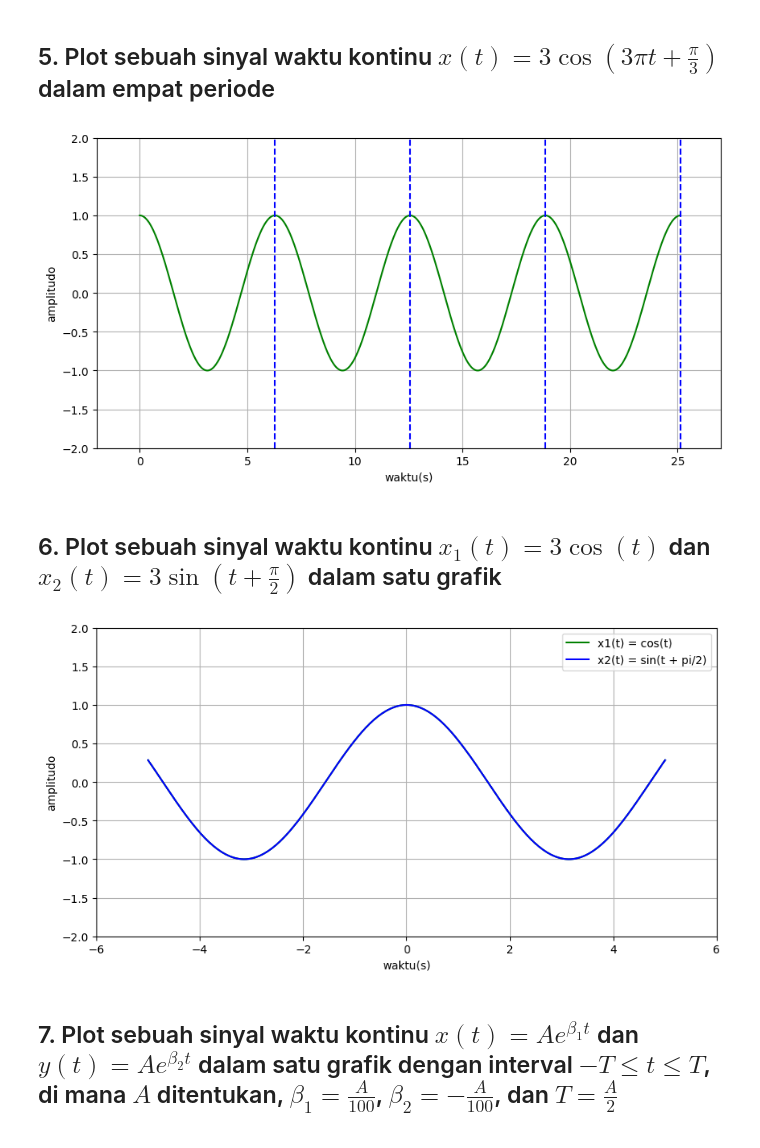
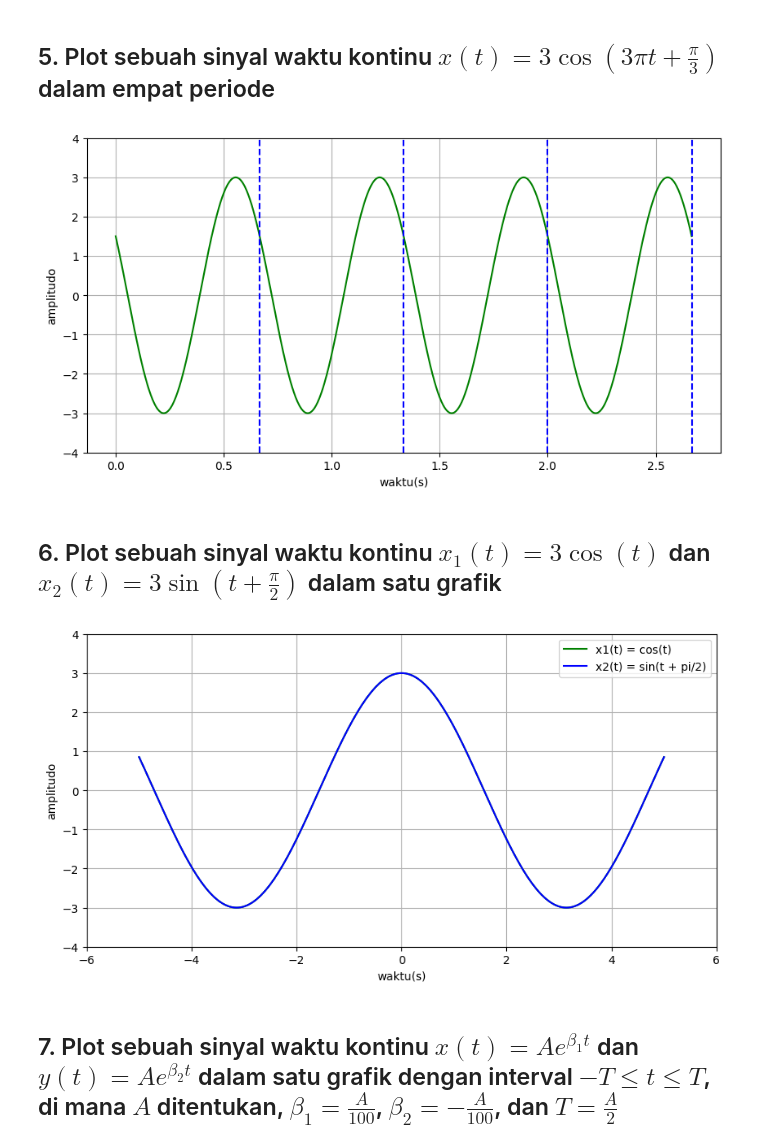
Before and after one commit to Dzuumirrah/Isyarat-dan-Sistem, a Jupyter notebook: tugas-3-week3/answer-notebook.ipynb, the cells around one changed output. Cells and saved outputs as stored; diff of their text form; code cells hidden in the pictures.

```diff
--- a/tugas-3-week3/answer-notebook.ipynb
+++ b/tugas-3-week3/answer-notebook.ipynb
@@ -102,30 +102,30 @@ plt.grid(True)
 # %%
 # Pembuatan grafik
 # Shortcut
 pi = np.pi
 
 # Deklarasi nilai tiap variabel
 n = 17
-periode = 4
-t_periode = np.linspace(0, periode * 2 * pi, 1000)
+periode = 2/3
+n_periode = 4
+t_periode = np.linspace(0, periode * 4, 1000)
 
 # Setting plot untuk grafik
-x_t_periode = cos(t_periode)
+x_t_periode = 3 * cos(3 * pi * t_periode + (pi/3))
 
 # Display grafik
 plt.figure(figsize=(10, 5))
-plt.ylim(-2, 2)
-plt.xlim(-2, 27)
+plt.ylim(-4, 4)
 plt.xlabel("waktu(s)")
 plt.ylabel("amplitudo")
 plt.plot(t_periode, x_t_periode, color="green")
 plt.grid(True)
 
 # Garis pemisah tiap peridoe
 for i in range(1, 5):
-    plt.axvline(x=i * 2 * np.pi, color= "blue", linestyle='--', label=f'Akhir periode ke-{i}')
+    plt.axvline(x=i * periode, color= "blue", linestyle='--', label=f'Akhir periode ke-{i}')
 # %% [output]
-[figure, old version]
+[figure, new version]
 # %% [markdown]
 ## 6. Plot sebuah sinyal waktu kontinu $x_1(t) = 3\cos(t)$ dan $x_2(t) = 3\sin(t+ \frac{\pi}{2})$ dalam satu grafik
 # %%
@@ -137,11 +137,11 @@ sin = np.sin
 t = np.linspace(-5, 5, 1000)
 
 # Setting plot untuk grafik
-x_t_1 = cos(t)
-x_t_2 = sin(t + (pi/2))
+x_t_1 = 3 * cos(t)
+x_t_2 = 3 * sin(t + (pi/2))
 
 plt.figure(figsize=(10, 5))
-plt.ylim(-2, 2)
+plt.ylim(-4, 4)
 plt.xlim(-6, 6)
 plt.xlabel("waktu(s)")
 plt.ylabel("amplitudo")
@@ -154,7 +154,7 @@ plt.plot(t, x_t_2, color="blue", label="x2(t) = sin(t + pi/2)")
 plt.legend()
 plt.grid(True)
 # %% [output]
-[figure, old version]
+[figure, new version]
 # %% [markdown]
 ## 7. Plot sebuah sinyal waktu kontinu $x(t) = Ae^{\beta _1t}$ dan $y(t) = Ae^{\beta _2t}$ dalam satu grafik dengan interval $-T \leq t \leq T$, di mana $A$ ditentukan, $\beta _1 = \frac{A}{100}$, $\beta _2 = -\frac{A}{100}$, dan $T = \frac{A}{2}$
 # %%
```
Also changed, not shown: parts of 1 cell of this notebook.
